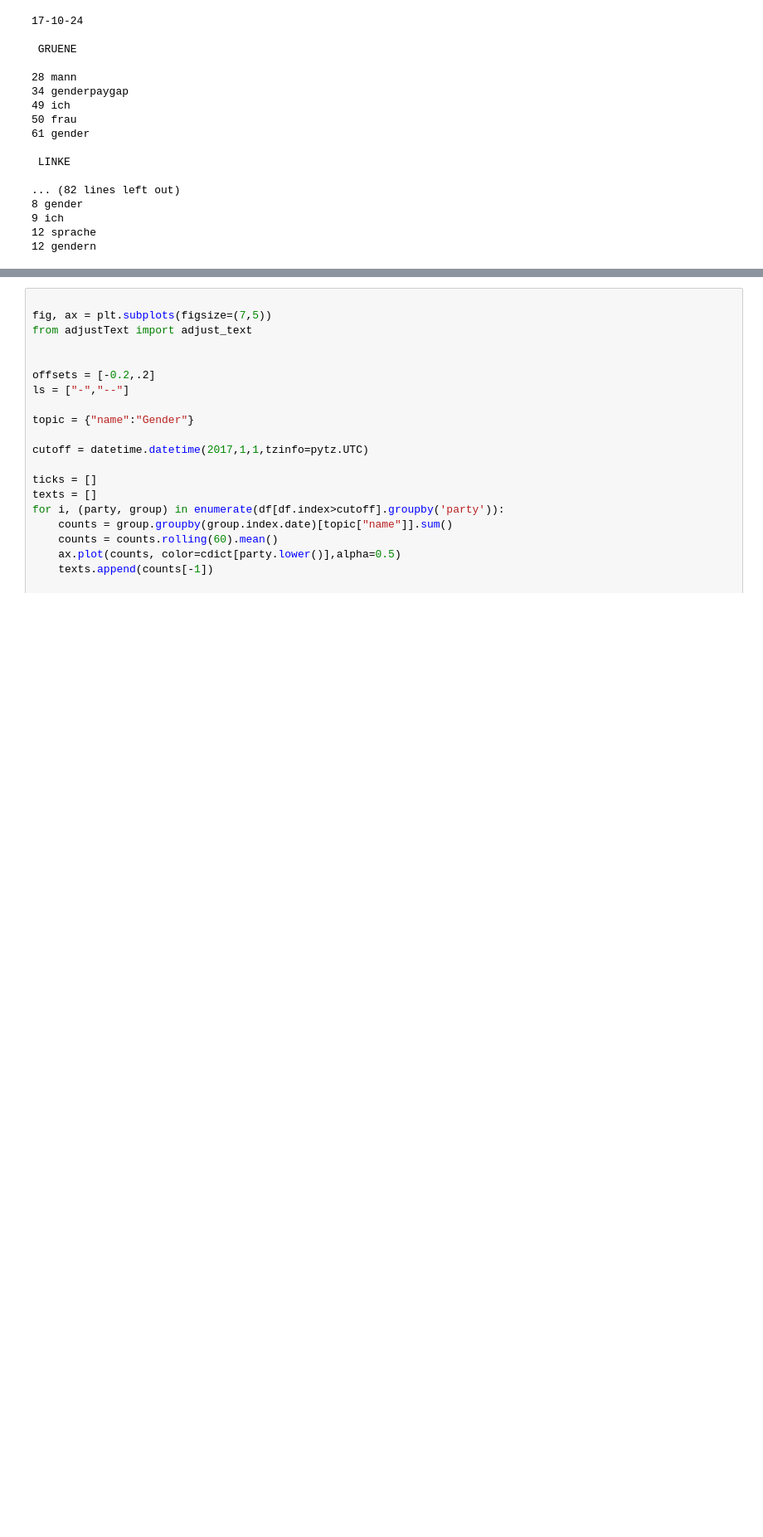
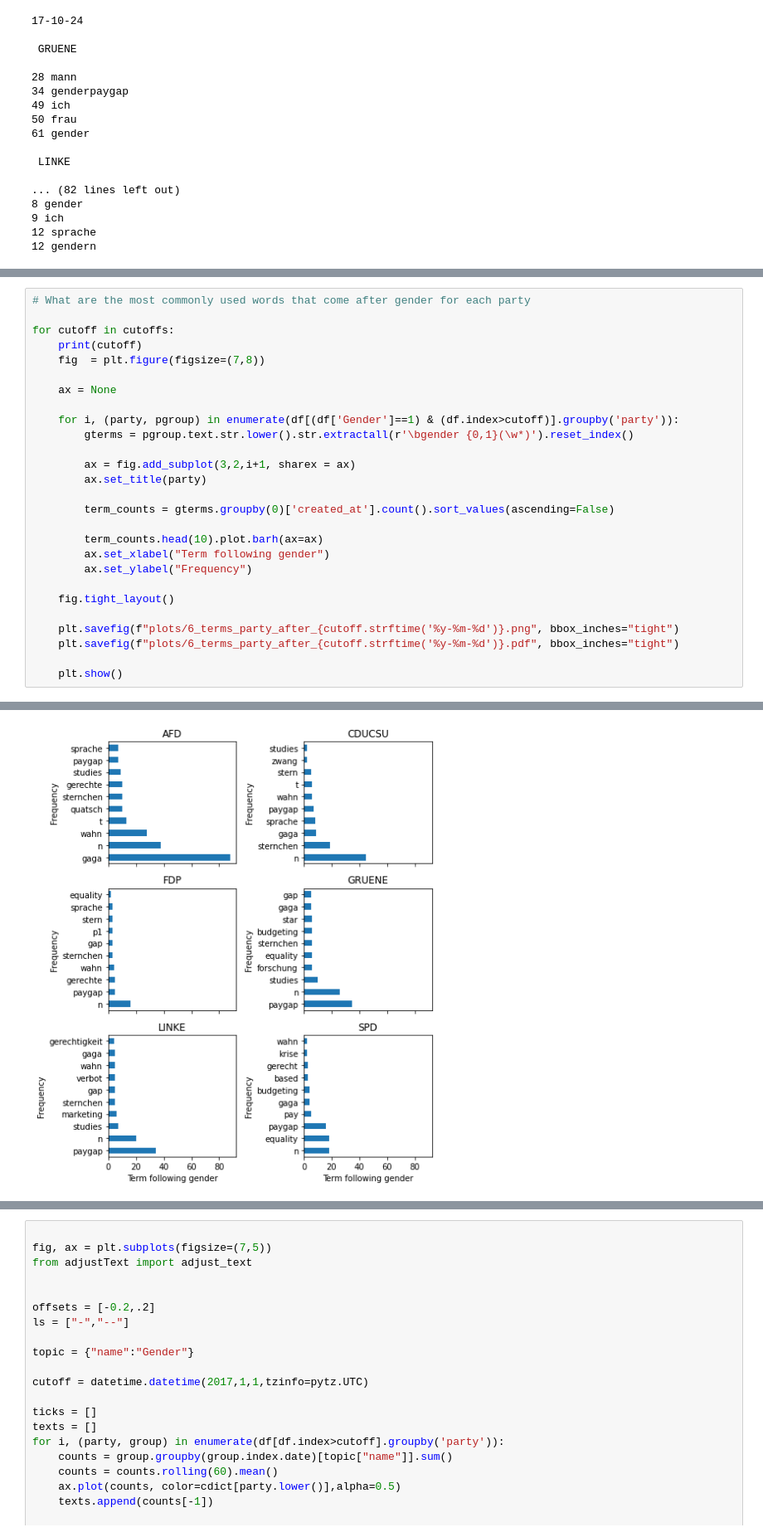
Before and after one commit to mcallaghan/ts-bundestag-tweets, a Jupyter notebook: Gender/Gender.ipynb, the cells around one changed output, grey strips where cells are left out. Shown at 83% size. Drawn from its saved outputs; the diff is of its cells as text; blank space fills up the shorter version.

```diff
--- a/Gender/Gender.ipynb
+++ b/Gender/Gender.ipynb
@@ -316,0 +321,28 @@ Name: created_at, Length: 232, dtype: int64
+# %%
+# What are the most commonly used words that come after gender for each party
+
+for cutoff in cutoffs:
+    print(cutoff)
+    fig  = plt.figure(figsize=(7,8))
+
+    ax = None
+
+    for i, (party, pgroup) in enumerate(df[(df['Gender']==1) & (df.index>cutoff)].groupby('party')):
+        gterms = pgroup.text.str.lower().str.extractall(r'\bgender {0,1}(\w*)').reset_index()
+
+        ax = fig.add_subplot(3,2,i+1, sharex = ax)
+        ax.set_title(party)
+
+        term_counts = gterms.groupby(0)['created_at'].count().sort_values(ascending=False)
+
+        term_counts.head(10).plot.barh(ax=ax)
+        ax.set_xlabel("Term following gender")
+        ax.set_ylabel("Frequency")
+
+    fig.tight_layout()
+
+    plt.savefig(f"plots/6_terms_party_after_{cutoff.strftime('%y-%m-%d')}.png", bbox_inches="tight")
+    plt.savefig(f"plots/6_terms_party_after_{cutoff.strftime('%y-%m-%d')}.pdf", bbox_inches="tight")
+
+    plt.show()
+# %% [output]
@@ -316,0 +350 @@ Name: created_at, Length: 232, dtype: int64
+[figure, added]
```
Also changed, not shown: parts of 11 cells of this notebook, 26 other files.
